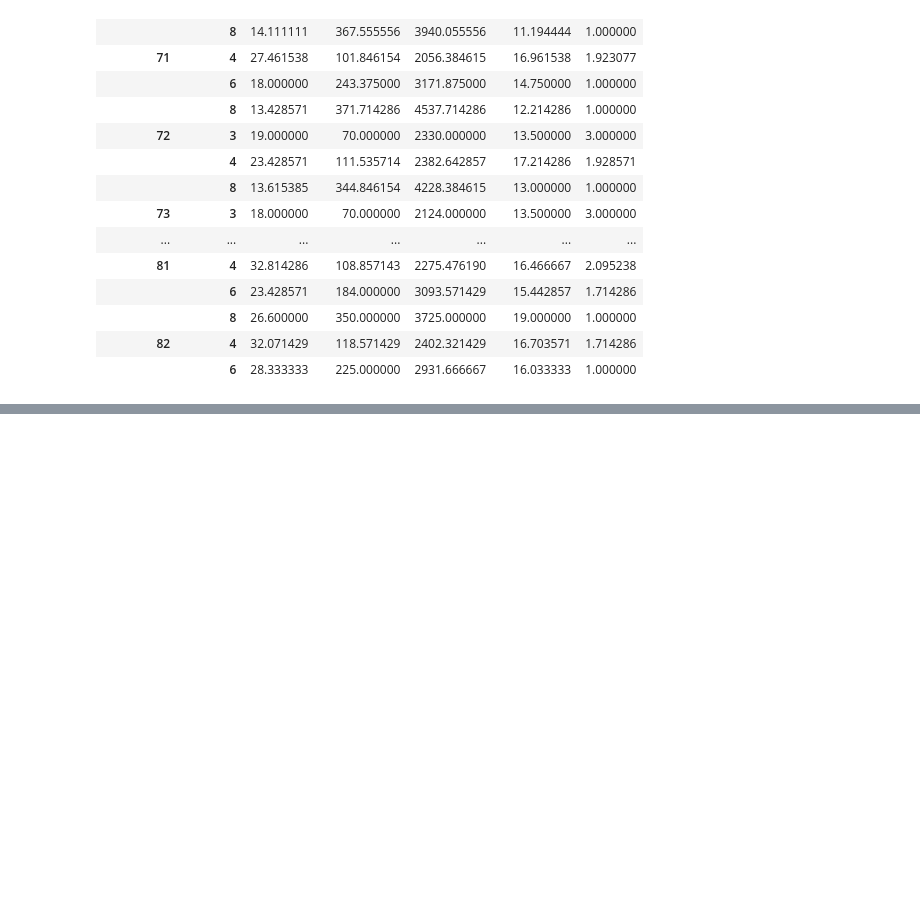
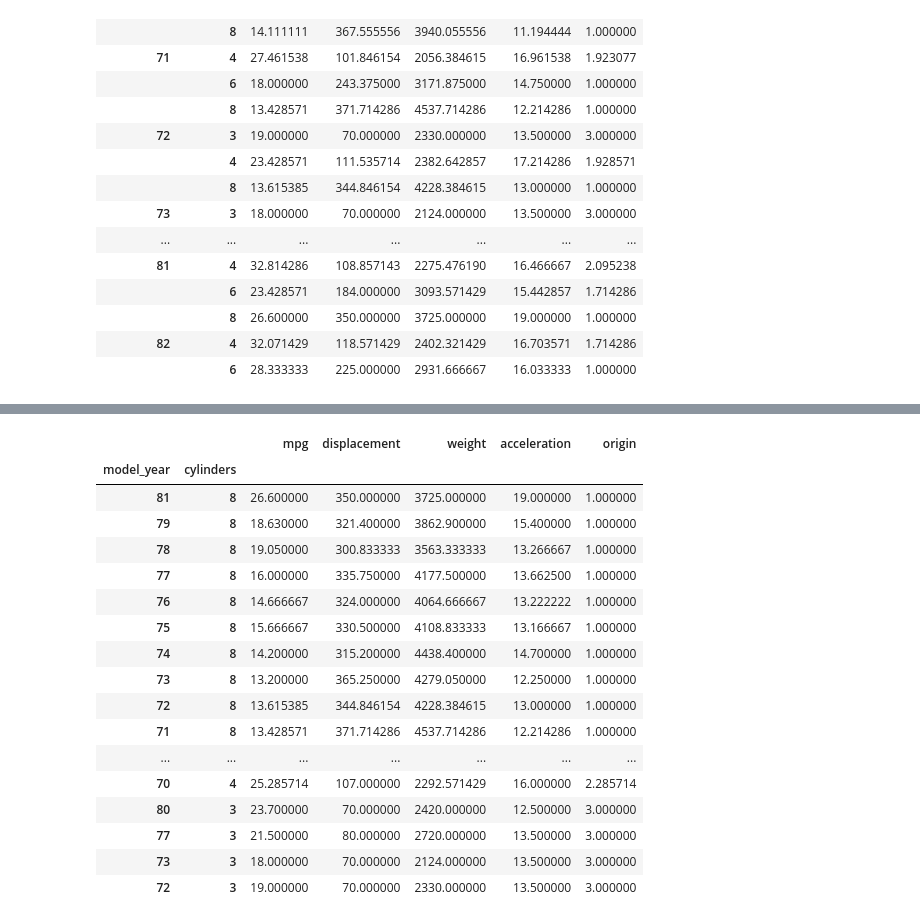
Before and after one commit to YEN-ZT/python_analysis, a Jupyter notebook: ai2_20251025/ch3/ch3.ipynb, the cells around one changed output, grey strips where cells are left out. Cells and saved outputs as stored; diff of their text form; code cells hidden in the pictures; blank space fills up the shorter version.

```diff
--- a/ai2_20251025/ch3/ch3.ipynb
+++ b/ai2_20251025/ch3/ch3.ipynb
@@ -769,0 +852,21 @@ year_crl
+# %%
+year_crl.sort_index(level="cylinders",ascending=False)
+# %% [output]
+|  |  | mpg | displacement | weight | acceleration | origin |
+| model_year | cylinders |  |  |  |  |  |
+| 81 | 8 | 26.600000 | 350.000000 | 3725.000000 | 19.000000 | 1.000000 |
+| 79 | 8 | 18.630000 | 321.400000 | 3862.900000 | 15.400000 | 1.000000 |
+| 78 | 8 | 19.050000 | 300.833333 | 3563.333333 | 13.266667 | 1.000000 |
+| 77 | 8 | 16.000000 | 335.750000 | 4177.500000 | 13.662500 | 1.000000 |
+| 76 | 8 | 14.666667 | 324.000000 | 4064.666667 | 13.222222 | 1.000000 |
+| 75 | 8 | 15.666667 | 330.500000 | 4108.833333 | 13.166667 | 1.000000 |
+| 74 | 8 | 14.200000 | 315.200000 | 4438.400000 | 14.700000 | 1.000000 |
+| 73 | 8 | 13.200000 | 365.250000 | 4279.050000 | 12.250000 | 1.000000 |
+| 72 | 8 | 13.615385 | 344.846154 | 4228.384615 | 13.000000 | 1.000000 |
+| 71 | 8 | 13.428571 | 371.714286 | 4537.714286 | 12.214286 | 1.000000 |
+| ... | ... | ... | ... | ... | ... | ... |
+| 70 | 4 | 25.285714 | 107.000000 | 2292.571429 | 16.000000 | 2.285714 |
+| 80 | 3 | 23.700000 | 70.000000 | 2420.000000 | 12.500000 | 3.000000 |
+| 77 | 3 | 21.500000 | 80.000000 | 2720.000000 | 13.500000 | 3.000000 |
+| 73 | 3 | 18.000000 | 70.000000 | 2124.000000 | 13.500000 | 3.000000 |
+| 72 | 3 | 19.000000 | 70.000000 | 2330.000000 | 13.500000 | 3.000000 |
```
Also changed, not shown: parts of 35 cells of this notebook.
